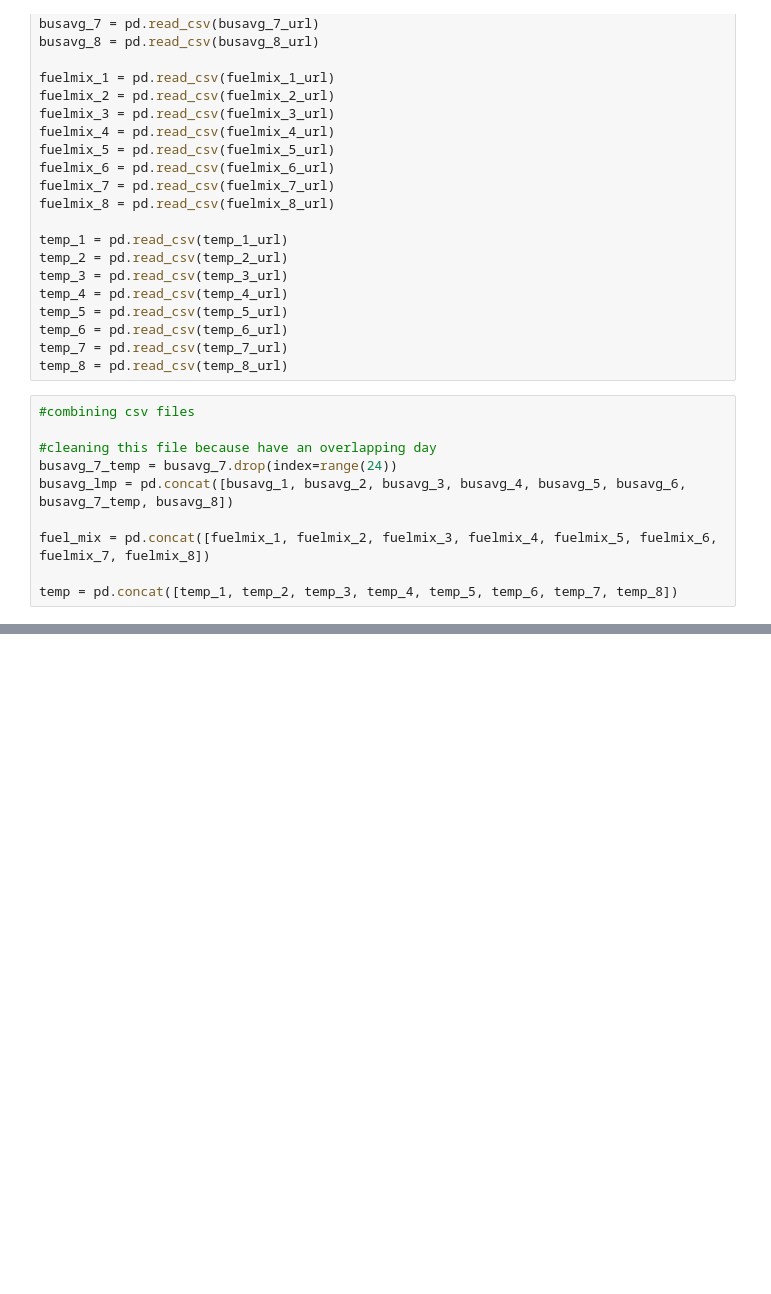
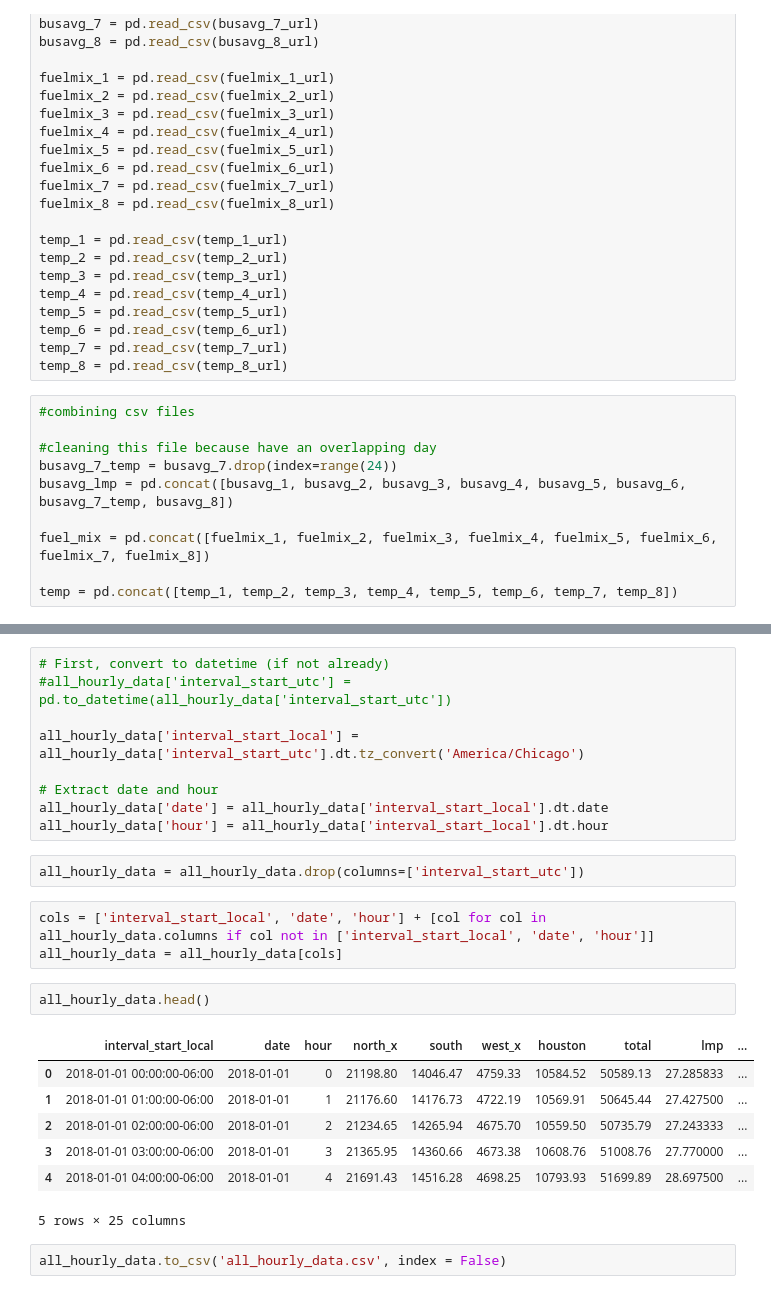
Before and after one commit to jessalynlc/IDS705_final_project, a Jupyter notebook: data_scrape.ipynb, the cells around one changed output, grey strips where cells are left out. Cells and saved outputs as stored; diff of their text form; blank space fills up the shorter version.

```diff
--- a/data_scrape.ipynb
+++ b/data_scrape.ipynb
@@ -243,0 +273,26 @@ print(temp.shape)
+# %%
+# First, convert to datetime (if not already)
+#all_hourly_data['interval_start_utc'] = pd.to_datetime(all_hourly_data['interval_start_utc'])
+
+all_hourly_data['interval_start_local'] = all_hourly_data['interval_start_utc'].dt.tz_convert('America/Chicago')
+
+# Extract date and hour
+all_hourly_data['date'] = all_hourly_data['interval_start_local'].dt.date
+all_hourly_data['hour'] = all_hourly_data['interval_start_local'].dt.hour
+# %%
+all_hourly_data = all_hourly_data.drop(columns=['interval_start_utc'])
+# %%
+cols = ['interval_start_local', 'date', 'hour'] + [col for col in all_hourly_data.columns if col not in ['interval_start_local', 'date', 'hour']]
+all_hourly_data = all_hourly_data[cols]
+# %%
+all_hourly_data.head()
+# %% [output]
+|  | interval_start_local | date | hour | north_x | south | west_x | houston | total | lmp | ... |
+| 0 | 2018-01-01 00:00:00-06:00 | 2018-01-01 | 0 | 21198.80 | 14046.47 | 4759.33 | 10584.52 | 50589.13 | 27.285833 | ... |
+| 1 | 2018-01-01 01:00:00-06:00 | 2018-01-01 | 1 | 21176.60 | 14176.73 | 4722.19 | 10569.91 | 50645.44 | 27.427500 | ... |
+| 2 | 2018-01-01 02:00:00-06:00 | 2018-01-01 | 2 | 21234.65 | 14265.94 | 4675.70 | 10559.50 | 50735.79 | 27.243333 | ... |
+| 3 | 2018-01-01 03:00:00-06:00 | 2018-01-01 | 3 | 21365.95 | 14360.66 | 4673.38 | 10608.76 | 51008.76 | 27.770000 | ... |
+| 4 | 2018-01-01 04:00:00-06:00 | 2018-01-01 | 4 | 21691.43 | 14516.28 | 4698.25 | 10793.93 | 51699.89 | 28.697500 | ... |
+5 rows × 25 columns
+# %%
+all_hourly_data.to_csv('all_hourly_data.csv', index = False)
```
Also changed, not shown: parts of 14 cells of this notebook.
